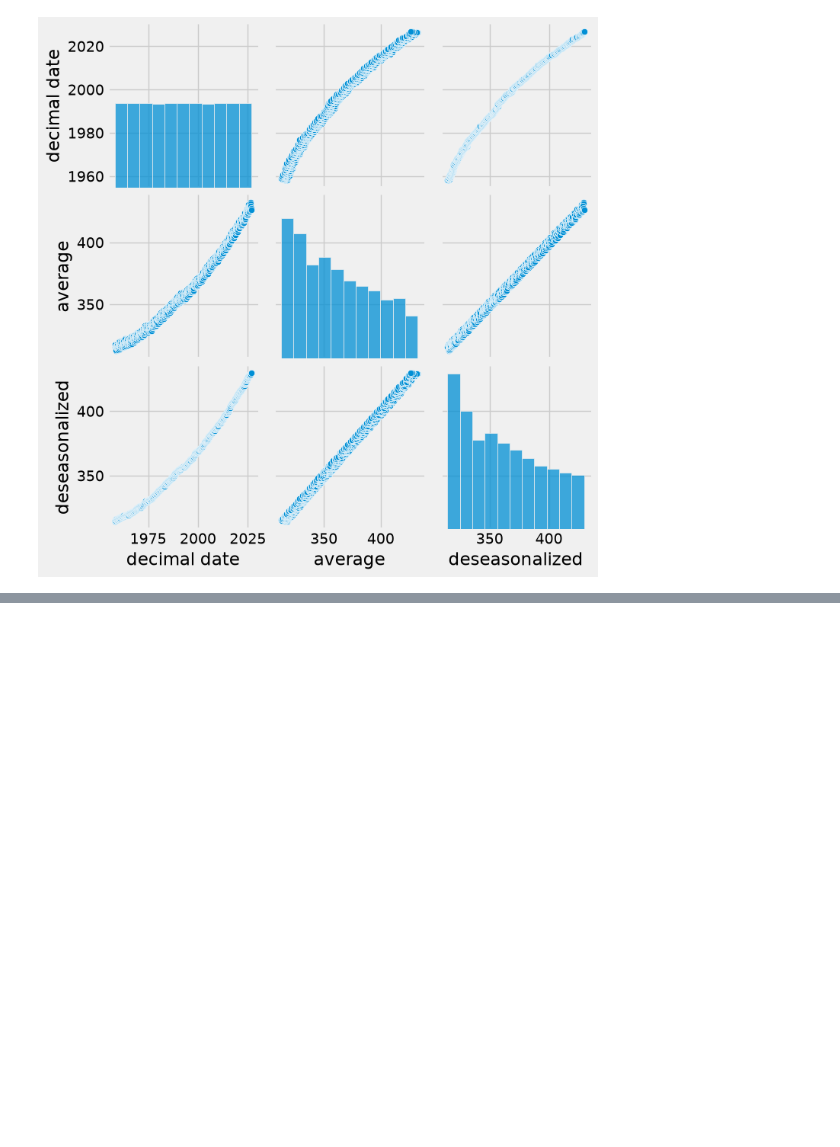
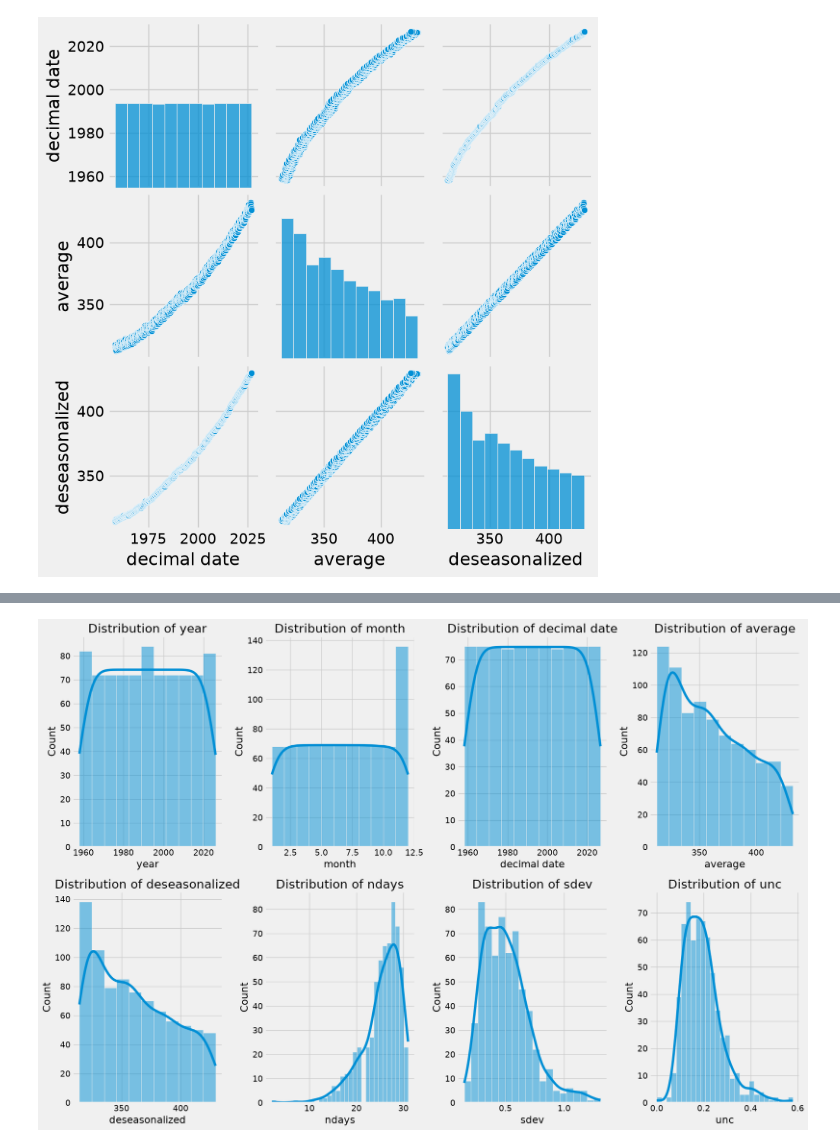
Before and after one commit to IvanKennethBibat/machine-learning-notebooks, a Jupyter notebook: notebooks/polynomial.ipynb, the cells around one changed output, grey strips where cells are left out. Cells and saved outputs as stored; diff of their text form; code cells hidden in the pictures; blank space fills up the shorter version.

```diff
--- a/notebooks/polynomial.ipynb
+++ b/notebooks/polynomial.ipynb
@@ -133,0 +156,15 @@ plt.show()
+# %%
+'''
+Data distribution plots, such as histograms, help visualize the distribution of individual numerical columns.
+These plots can reveal the data's skewness and central tendencies.
+'''
+plt.figure(figsize=(18, 12))
+numerical_columns = df.columns
+for i, col in enumerate(numerical_columns):
+    plt.subplot(2, 4, i + 1)
+    sns.histplot(df[col], kde=True)
+    plt.title(f'Distribution of {col}')
+plt.tight_layout()
+plt.show()
+# %% [output]
+[figure, added]
```
Also changed, not shown: parts of 5 cells of this notebook, 1 other file.
